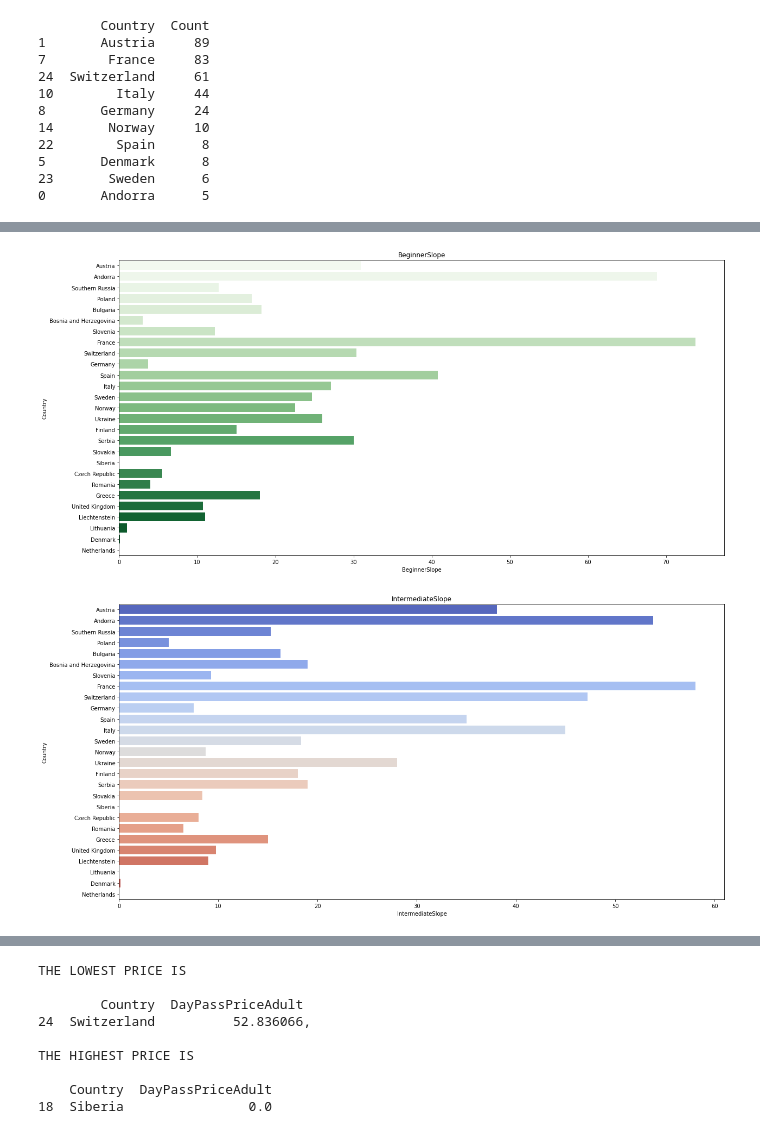
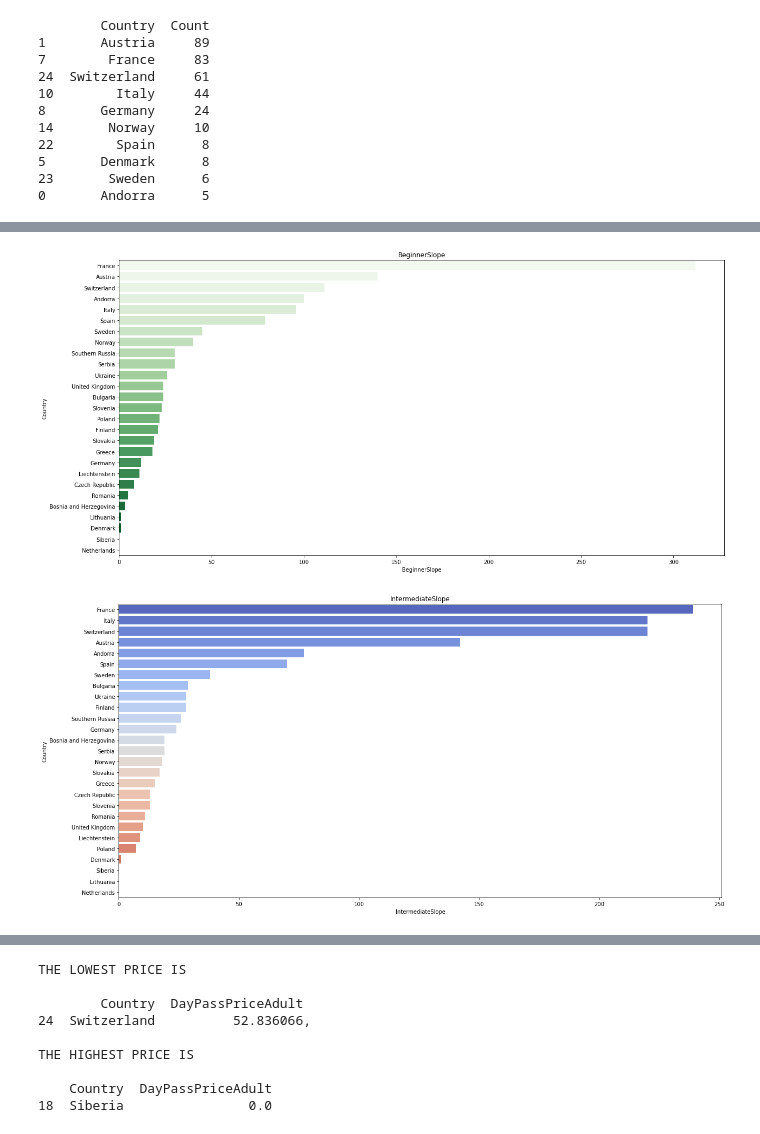
Before and after one commit to Pczo31/Ski-Resorts-Recommandation-system, a Jupyter notebook: Untitled.ipynb, the cells around one changed output, grey strips where cells are left out. Saved outputs shown, nothing was run; the diff lists cells and outputs as text; code cells hidden in the pictures.

```diff
--- a/Untitled.ipynb
+++ b/Untitled.ipynb
@@ -134,19 +168,21 @@ Slopes
 # %%
 plt.figure(figsize=(20,10))
 
-sns.barplot(y="Country", x="BeginnerSlope" ,data= ski_resorts, palette="Greens", ci = None)
+sns.barplot(y="Country", x="BeginnerSlope" ,data= result, palette="Greens", ci = None)
 plt.xlabel('BeginnerSlope')
 plt.ylabel('Country')
 plt.title('BeginnerSlope', loc='Center', fontsize=12)
 plt.show()
 # %% [output]
-[figure, old version]
+[figure, new version]
+# %%
+result = ski_resorts.groupby(["Country"])['IntermediateSlope'].max().reset_index().sort_values('IntermediateSlope',ascending=False)
 # %%
 plt.figure(figsize=(20,10))
-sns.barplot(y="Country", x="IntermediateSlope" ,data=ski_resorts, palette="coolwarm", ci = None)
+sns.barplot(y="Country", x="IntermediateSlope" ,data=result, palette="coolwarm", ci = None)
 plt.xlabel('IntermediateSlope')
 plt.ylabel('Country')
 plt.title('IntermediateSlope', loc='Center', fontsize=12)
 plt.show()
 # %% [output]
-[figure, old version]
+[figure, new version]
```
Also changed, not shown: parts of 113 cells of this notebook, 1 other file.
